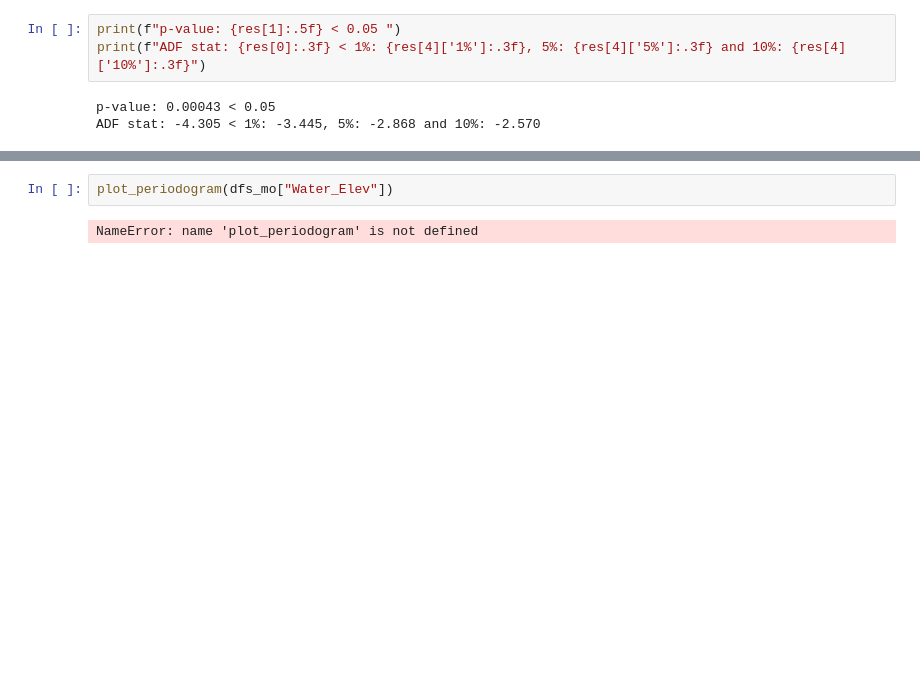
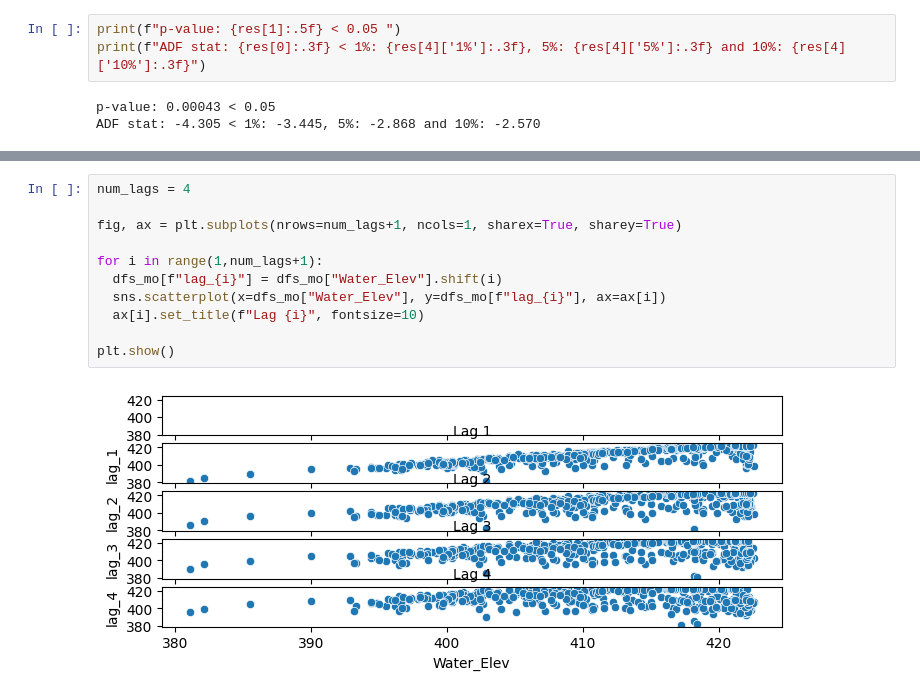
Before and after one commit to liangchow/time-series-reservoir-water-level, a Jupyter notebook: reservoir.ipynb, the cells around one changed output, grey strips where cells are left out. Drawn from its saved outputs; the diff is of its cells as text; blank space fills up the shorter version.

```diff
--- a/reservoir.ipynb
+++ b/reservoir.ipynb
@@ -226,4 +225,13 @@ plt.show()
-# %%
-plot_periodogram(dfs_mo["Water_Elev"])
-# %% [output]
-NameError: name 'plot_periodogram' is not defined
+# %%
+num_lags = 4
+
+fig, ax = plt.subplots(nrows=num_lags+1, ncols=1, sharex=True, sharey=True)
+
+for i in range(1,num_lags+1):
+  dfs_mo[f"lag_{i}"] = dfs_mo["Water_Elev"].shift(i)
+  sns.scatterplot(x=dfs_mo["Water_Elev"], y=dfs_mo[f"lag_{i}"], ax=ax[i])
+  ax[i].set_title(f"Lag {i}", fontsize=10)
+
+plt.show()
+# %% [output]
+[figure, added]
```
Also changed, not shown: parts of 13 cells of this notebook.
